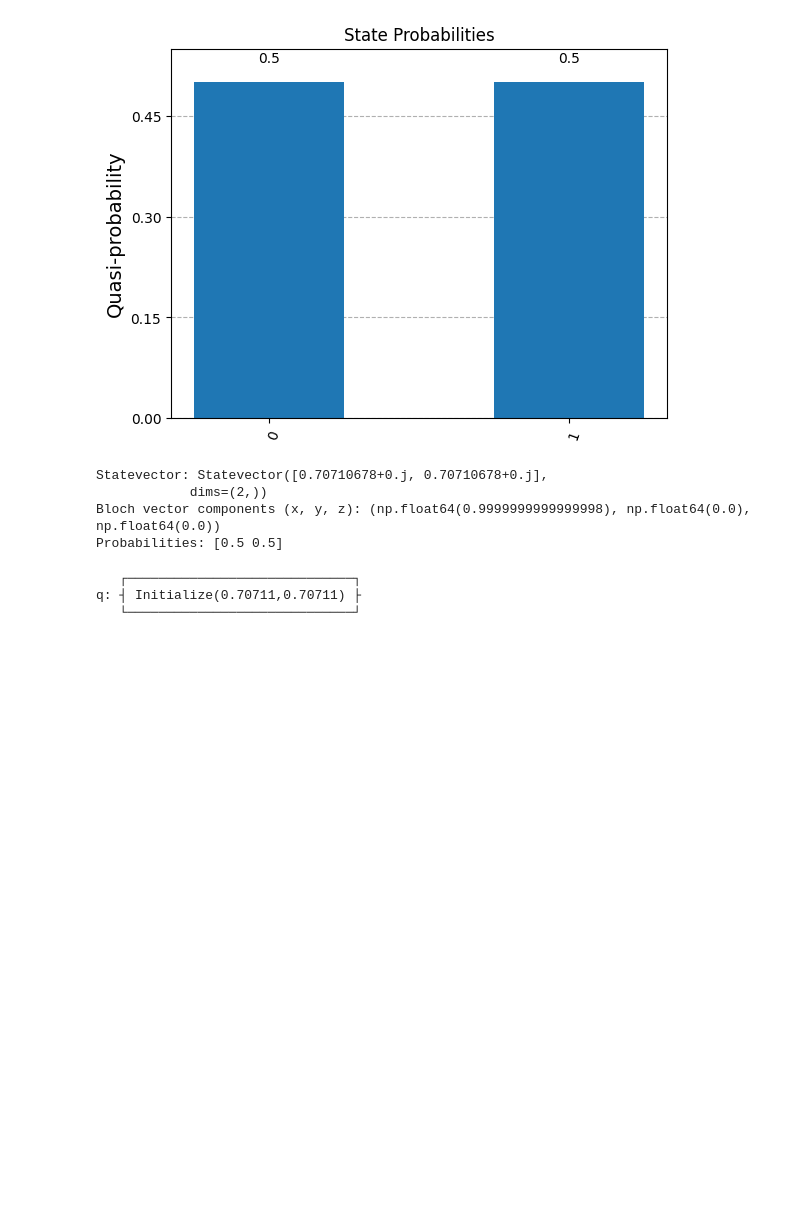
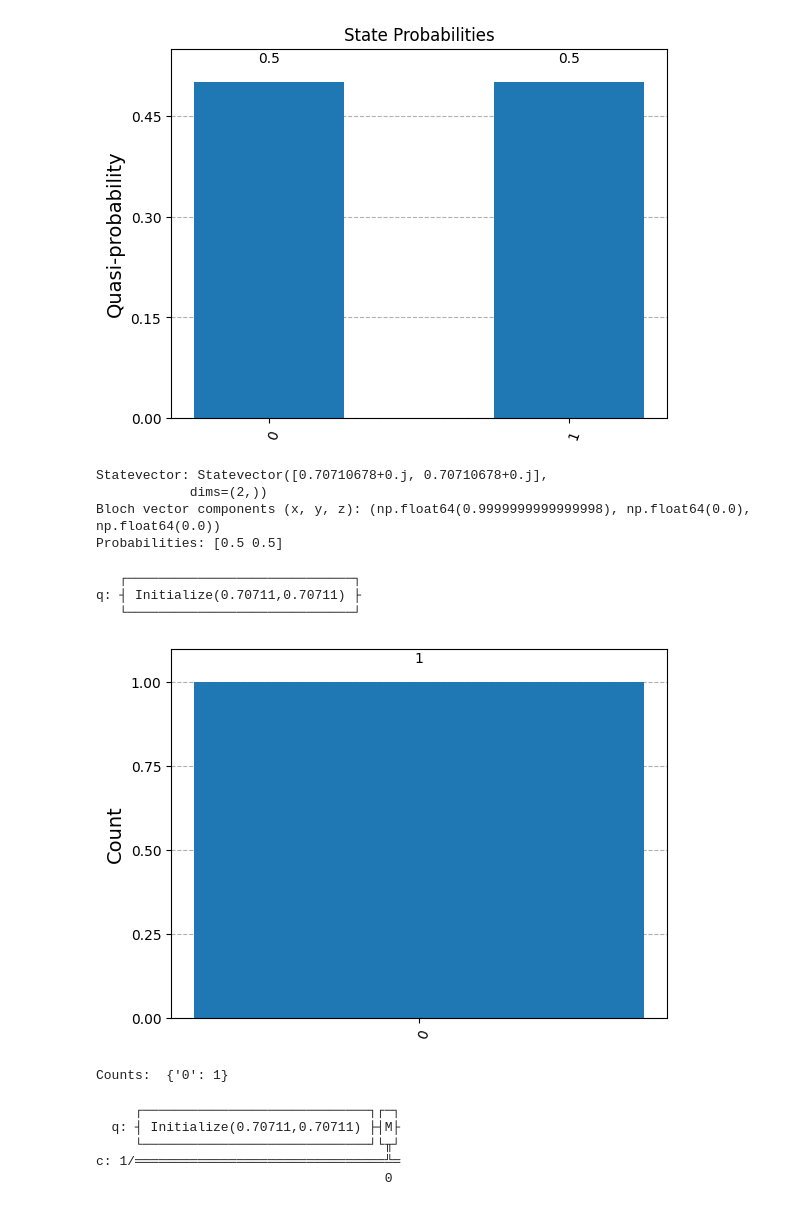
Before and after one commit to JonasHagstrom79/QuantumML, a Jupyter notebook: Exploring_the_Quantum_States.ipynb, the cells around one changed output. Saved outputs shown, nothing was run; the diff lists cells and outputs as text; code cells hidden in the pictures; blank space fills up the shorter version.

Commit message:
A circuit with measurement

```diff
--- a/Exploring_the_Quantum_States.ipynb
+++ b/Exploring_the_Quantum_States.ipynb
@@ -262,7 +262,39 @@ q: ┤ Initialize(0.70711,0.70711) ├
 # %%
 # Circuit with measurement
 qc = QuantumCircuit(1,1)
 qc.initialize(initial_state,0)
 
 # Observe the qBit
 qc.measure(0,0)
+
+# Create a simulator
+backend = AerSimulator()
+
+# Transpile the circuit for the backend
+qc_transpiled = transpile(qc, backend)
+
+# Run simulation
+job = backend.run(qc_transpiled, shots=1)
+result = job.result()
+
+# Get counts
+counts = result.get_counts()
+
+# Plot histogram
+plot_histogram(counts)
+plt.show()
+
+# Print counts
+print("Counts: ", counts)
+# %% [output]
+[figure, added]
+Counts:  {'0': 1}
+# %%
+# Draw out the circuit with measurement
+qc.draw(output='text')
+# %% [output]
+     ┌─────────────────────────────┐┌─┐
+  q: ┤ Initialize(0.70711,0.70711) ├┤M├
+     └─────────────────────────────┘└╥┘
+c: 1/════════════════════════════════╩═
+                                     0
```
Also changed, not shown: parts of 1 cell of this notebook.
